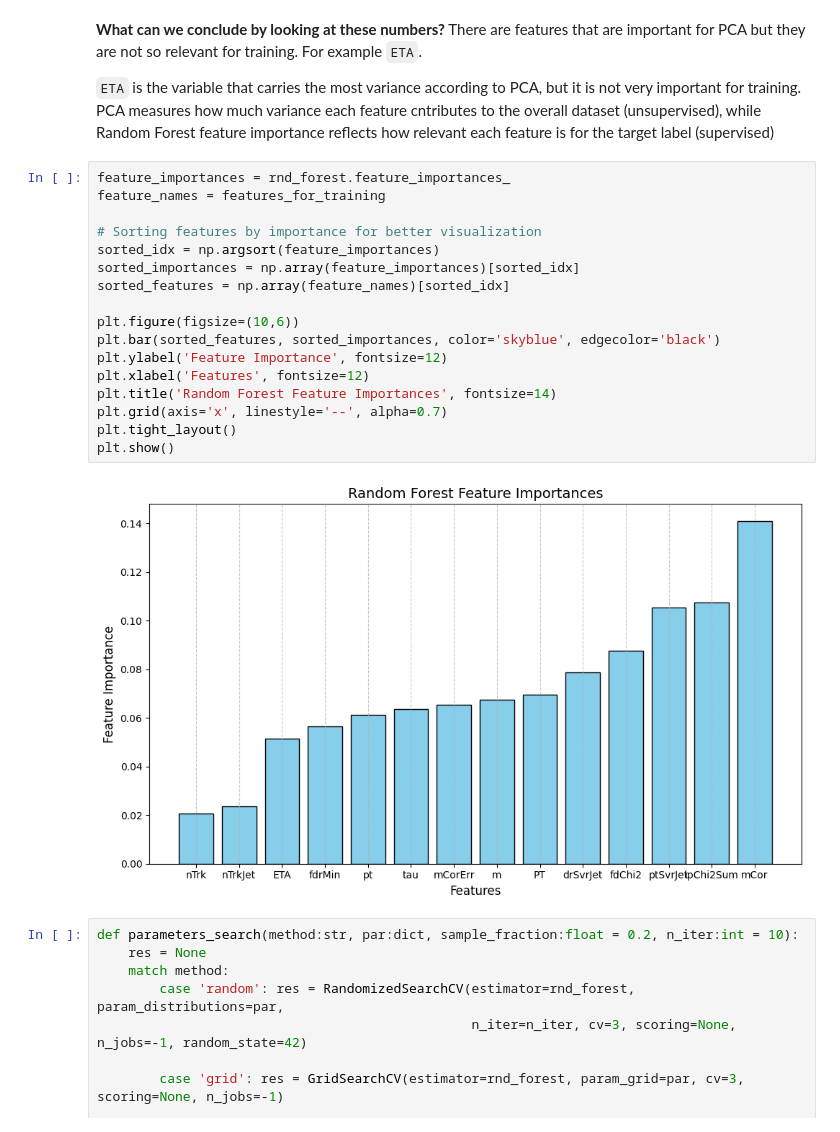
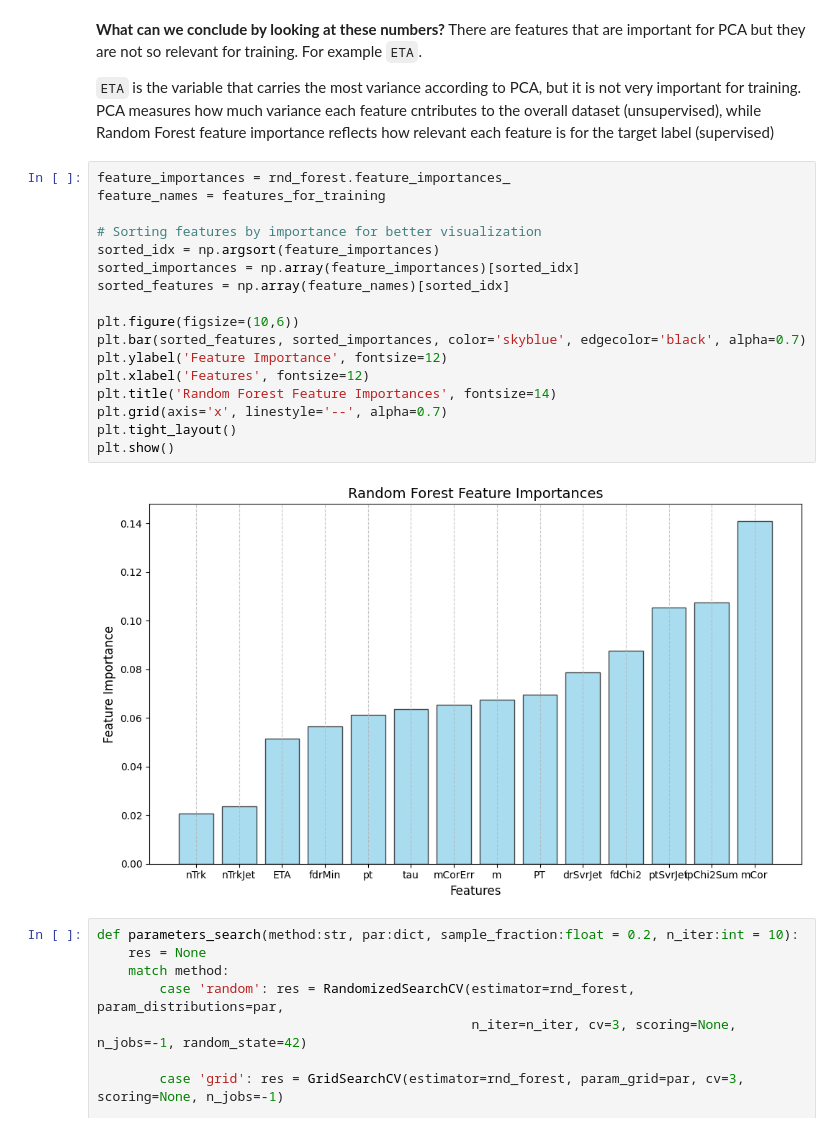
Before and after one commit to Maic-R/ML_for_physics, a Jupyter notebook: jet_tagging.ipynb, the cells around one changed output. Saved outputs shown, nothing was run; the diff lists cells and outputs as text.

```diff
--- a/jet_tagging.ipynb
+++ b/jet_tagging.ipynb
@@ -372,22 +269,22 @@ There are features that are important for PCA but they are not so relevant for t
 # %%
 feature_importances = rnd_forest.feature_importances_
 feature_names = features_for_training
 
 # Sorting features by importance for better visualization
 sorted_idx = np.argsort(feature_importances)
 sorted_importances = np.array(feature_importances)[sorted_idx]
 sorted_features = np.array(feature_names)[sorted_idx]
 
 plt.figure(figsize=(10,6))
-plt.bar(sorted_features, sorted_importances, color='skyblue', edgecolor='black')
+plt.bar(sorted_features, sorted_importances, color='skyblue', edgecolor='black', alpha=0.7)
 plt.ylabel('Feature Importance', fontsize=12)
 plt.xlabel('Features', fontsize=12)
 plt.title('Random Forest Feature Importances', fontsize=14)
 plt.grid(axis='x', linestyle='--', alpha=0.7)
 plt.tight_layout()
 plt.show()
 # %% [output]
-[figure, old version]
+[figure, new version]
 # %%
 def parameters_search(method:str, par:dict, sample_fraction:float = 0.2, n_iter:int = 10):
     res = None
```
Also changed, not shown: parts of 29 cells of this notebook, 1 other file.
